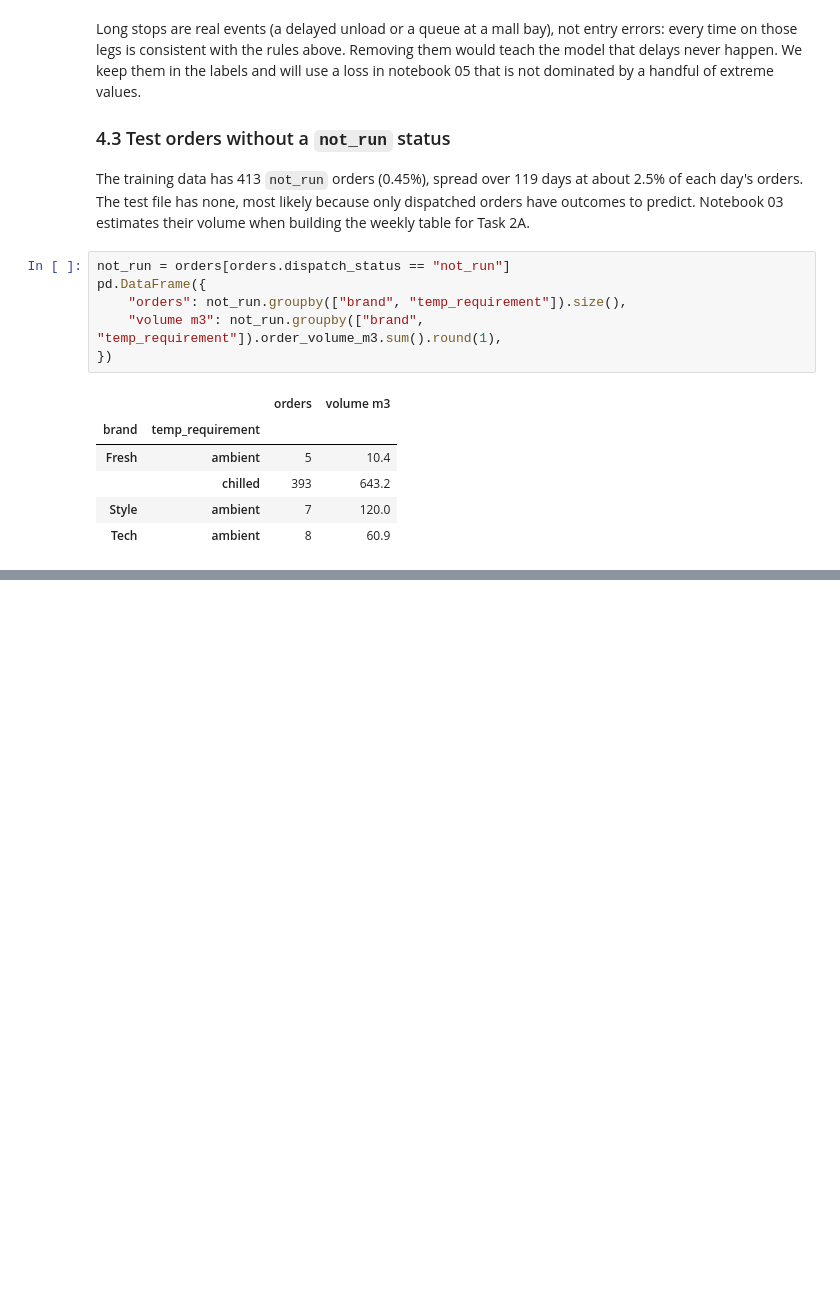
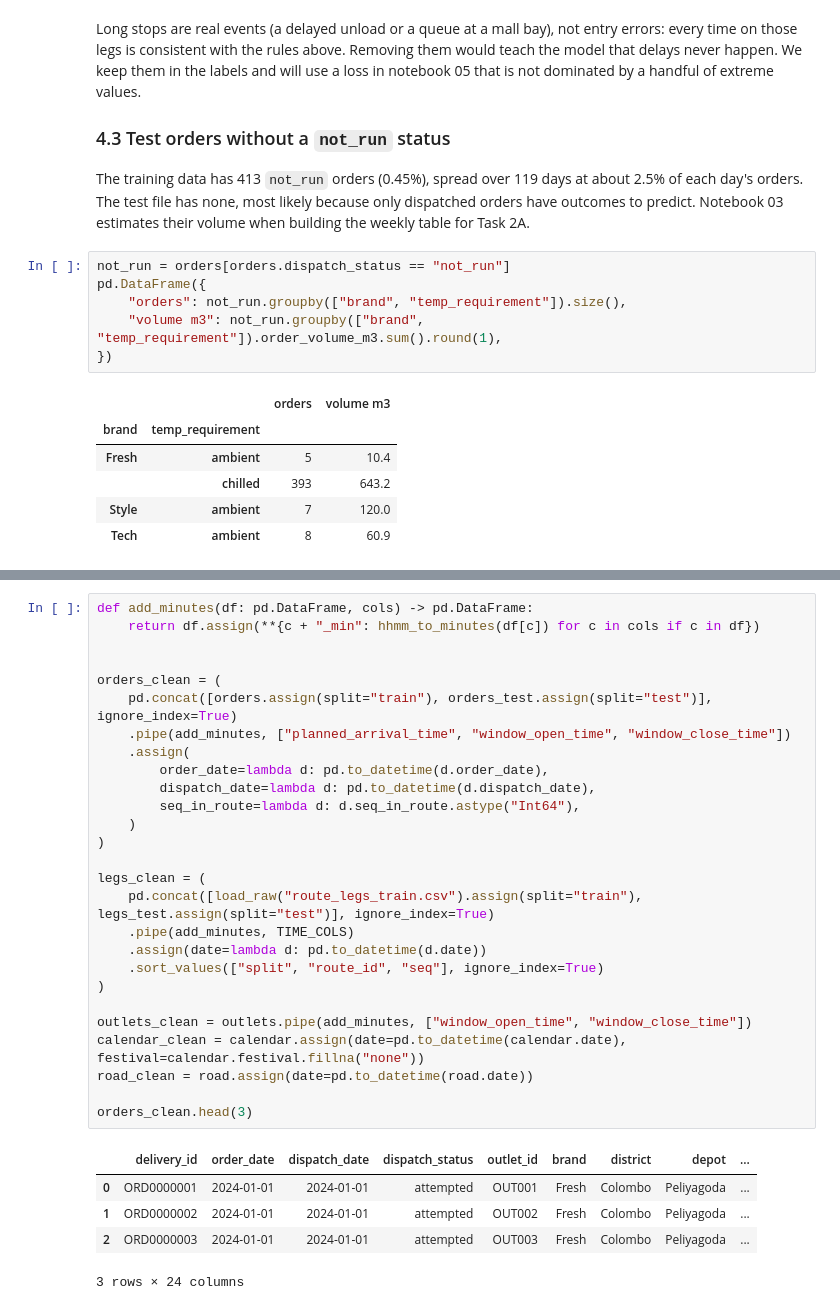
Before and after one commit to sameera-ekanayaka/Xora_Datathon, a Jupyter notebook: notebooks/02_data_quality_and_cleaning.ipynb, the cells around one changed output, grey strips where cells are left out. Drawn from its saved outputs; the diff is of its cells as text; blank space fills up the shorter version.

Commit message:
Save clean, typed tables for the later notebooks

```diff
--- a/notebooks/02_data_quality_and_cleaning.ipynb
+++ b/notebooks/02_data_quality_and_cleaning.ipynb
@@ -254,0 +262,33 @@ pd.DataFrame({
+# %%
+def add_minutes(df: pd.DataFrame, cols) -> pd.DataFrame:
+    return df.assign(**{c + "_min": hhmm_to_minutes(df[c]) for c in cols if c in df})
+
+
+orders_clean = (
+    pd.concat([orders.assign(split="train"), orders_test.assign(split="test")], ignore_index=True)
+    .pipe(add_minutes, ["planned_arrival_time", "window_open_time", "window_close_time"])
+    .assign(
+        order_date=lambda d: pd.to_datetime(d.order_date),
+        dispatch_date=lambda d: pd.to_datetime(d.dispatch_date),
+        seq_in_route=lambda d: d.seq_in_route.astype("Int64"),
+    )
+)
+
+legs_clean = (
+    pd.concat([load_raw("route_legs_train.csv").assign(split="train"), legs_test.assign(split="test")], ignore_index=True)
+    .pipe(add_minutes, TIME_COLS)
+    .assign(date=lambda d: pd.to_datetime(d.date))
+    .sort_values(["split", "route_id", "seq"], ignore_index=True)
+)
+
+outlets_clean = outlets.pipe(add_minutes, ["window_open_time", "window_close_time"])
+calendar_clean = calendar.assign(date=pd.to_datetime(calendar.date), festival=calendar.festival.fillna("none"))
+road_clean = road.assign(date=pd.to_datetime(road.date))
+
+orders_clean.head(3)
+# %% [output]
+|  | delivery_id | order_date | dispatch_date | dispatch_status | outlet_id | brand | district | depot | ... |
+| 0 | ORD0000001 | 2024-01-01 | 2024-01-01 | attempted | OUT001 | Fresh | Colombo | Peliyagoda | ... |
+| 1 | ORD0000002 | 2024-01-01 | 2024-01-01 | attempted | OUT002 | Fresh | Colombo | Peliyagoda | ... |
+| 2 | ORD0000003 | 2024-01-01 | 2024-01-01 | attempted | OUT003 | Fresh | Colombo | Peliyagoda | ... |
+3 rows × 24 columns
```
Also changed, not shown: parts of 3 cells of this notebook.
